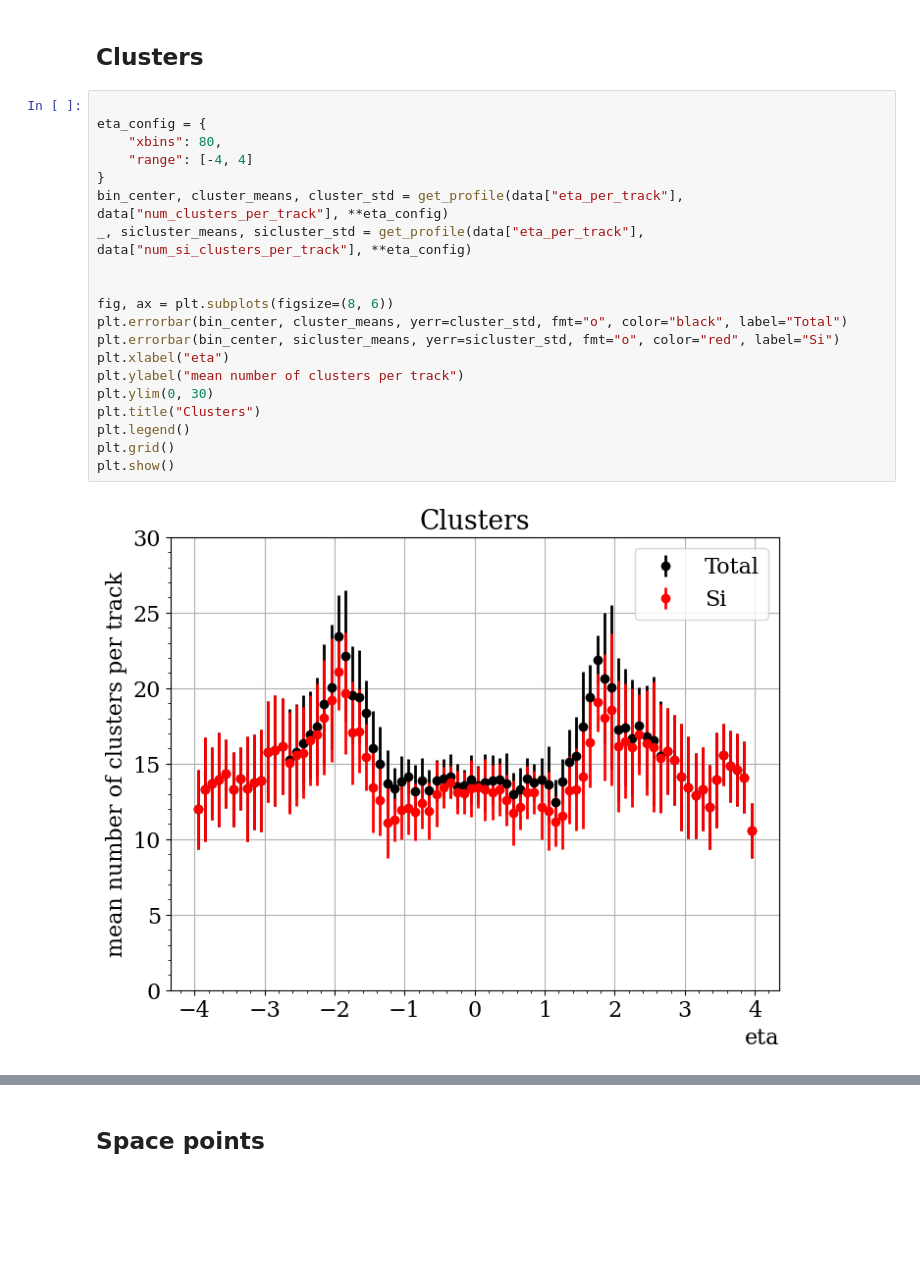
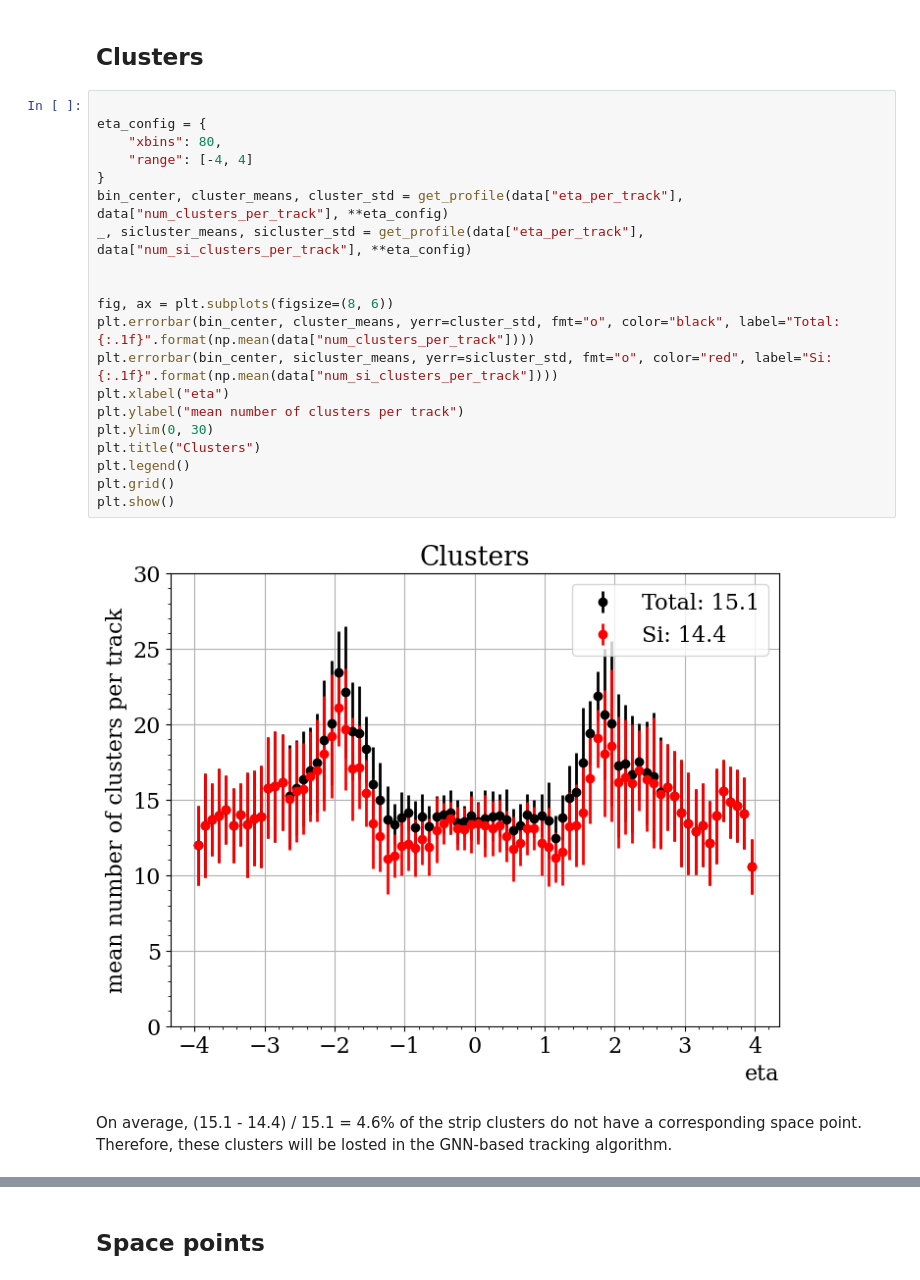
Before and after one commit to xju2/visual_tracks, a Jupyter notebook: notebooks/analyze_cluters_per_track.ipynb, the cells around one changed output, grey strips where cells are left out. Drawn from its saved outputs; the diff is of its cells as text; blank space fills up the shorter version.

```diff
--- a/notebooks/analyze_cluters_per_track.ipynb
+++ b/notebooks/analyze_cluters_per_track.ipynb
@@ -60,25 +60,27 @@ def plot_profile(x, y, xbins, range, xlabel, ylabel, title, output):
 # %%
 
 eta_config = {
     "xbins": 80,
     "range": [-4, 4]
 }
 bin_center, cluster_means, cluster_std = get_profile(data["eta_per_track"], data["num_clusters_per_track"], **eta_config)
 _, sicluster_means, sicluster_std = get_profile(data["eta_per_track"], data["num_si_clusters_per_track"], **eta_config)
 
 
 fig, ax = plt.subplots(figsize=(8, 6))
-plt.errorbar(bin_center, cluster_means, yerr=cluster_std, fmt="o", color="black", label="Total")
-plt.errorbar(bin_center, sicluster_means, yerr=sicluster_std, fmt="o", color="red", label="Si")
+plt.errorbar(bin_center, cluster_means, yerr=cluster_std, fmt="o", color="black", label="Total: {:.1f}".format(np.mean(data["num_clusters_per_track"])))
+plt.errorbar(bin_center, sicluster_means, yerr=sicluster_std, fmt="o", color="red", label="Si: {:.1f}".format(np.mean(data["num_si_clusters_per_track"])))
 plt.xlabel("eta")
 plt.ylabel("mean number of clusters per track")
 plt.ylim(0, 30)
 plt.title("Clusters")
 plt.legend()
 plt.grid()
 plt.show()
 # %% [output]
-[figure, old version]
+[figure, new version]
+# %% [markdown]
+On average, (15.1 - 14.4) / 15.1 = 4.6% of the strip clusters do not have a corresponding space point. Therefore, these clusters will be losted in the GNN-based tracking algorithm.
 # %%
 eta_config = {
     "xbins": 80,
```
Also changed, not shown: parts of 8 cells of this notebook.
